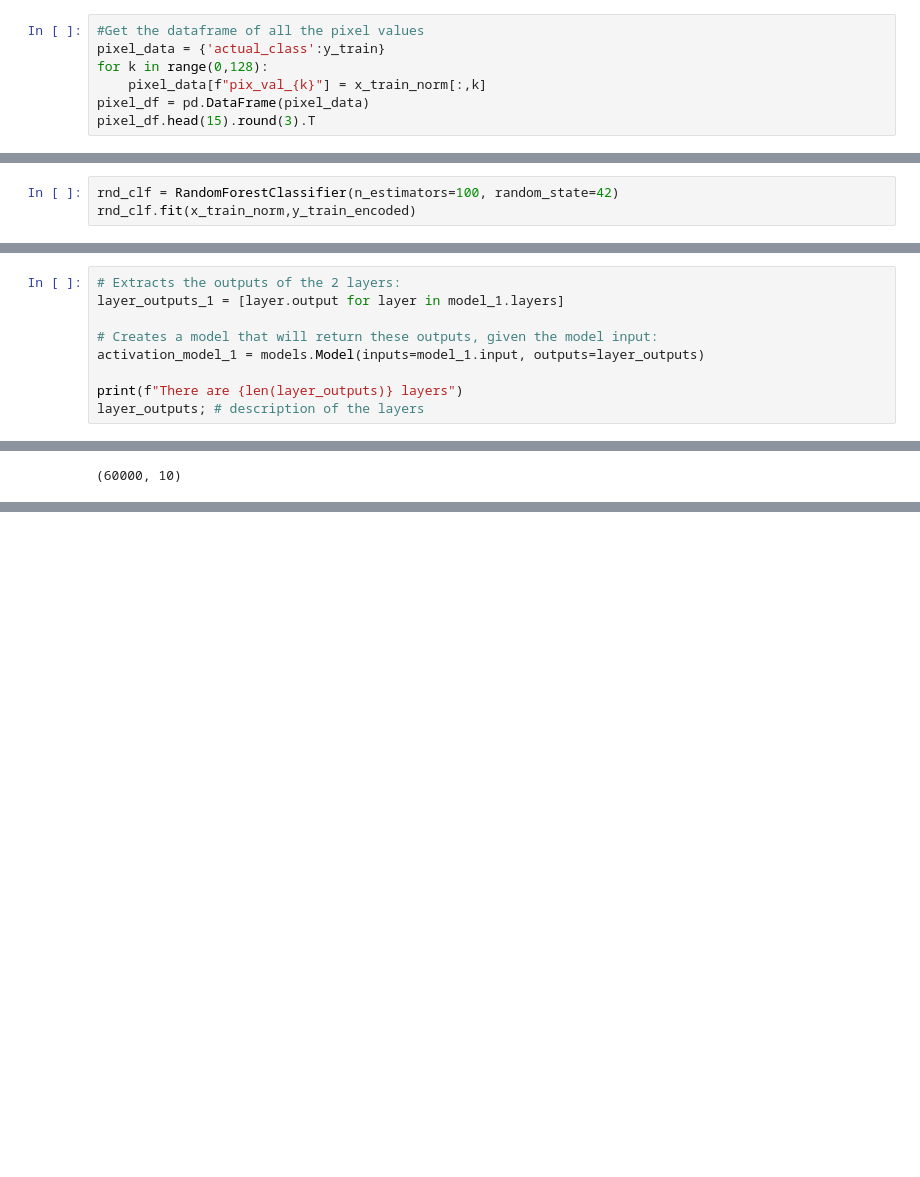
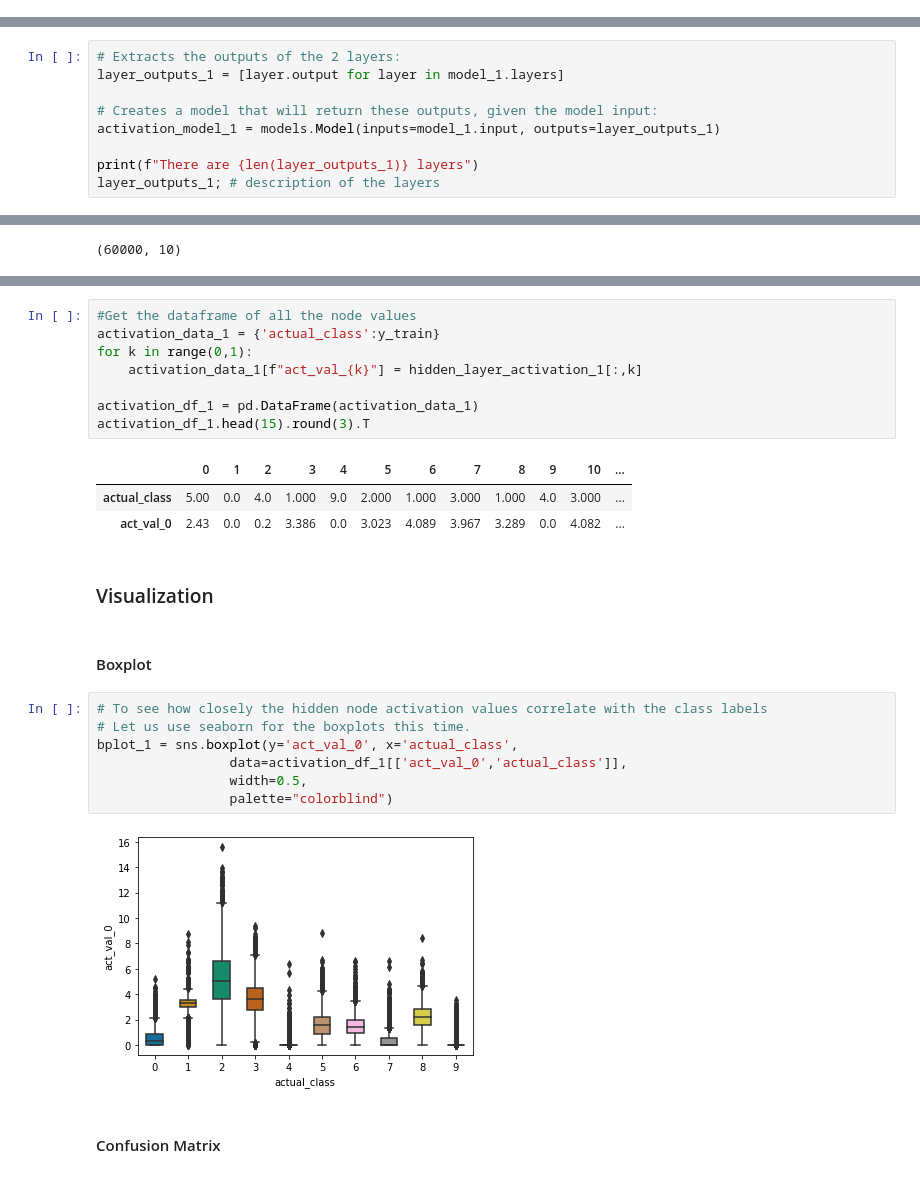
Before and after one commit to alawrence30/Deep-Learning, a Jupyter notebook: MSDS458_Assignment_01_v26_1.ipynb, the cells around one changed output, grey strips where cells are left out. Drawn from its saved outputs; the diff is of its cells as text; blank space fills up the shorter version.

```diff
--- a/MSDS458_Assignment_01_v26_1.ipynb
+++ b/MSDS458_Assignment_01_v26_1.ipynb
@@ -729,7 +368,0 @@ activation_df.groupby("actual_class")["act_val_0"].apply(lambda x: [round(min(x.
-# %%
-#Get the dataframe of all the pixel values
-pixel_data = {'actual_class':y_train}
-for k in range(0,128):
-    pixel_data[f"pix_val_{k}"] = x_train_norm[:,k]
-pixel_df = pd.DataFrame(pixel_data)
-pixel_df.head(15).round(3).T
@@ -1001,3 +368,0 @@ We create a Random Forest Classifier (with the default 100 trees) and use it to
-# %%
-rnd_clf = RandomForestClassifier(n_estimators=100, random_state=42)
-rnd_clf.fit(x_train_norm,y_train_encoded)
@@ -1126,10 +457,10 @@ Test acc: 0.367
 layer_outputs_1 = [layer.output for layer in model_1.layers]
 
 # Creates a model that will return these outputs, given the model input:
-activation_model_1 = models.Model(inputs=model_1.input, outputs=layer_outputs)
+activation_model_1 = models.Model(inputs=model_1.input, outputs=layer_outputs_1)
 
-print(f"There are {len(layer_outputs)} layers")
-layer_outputs; # description of the layers
+print(f"There are {len(layer_outputs_1)} layers")
+layer_outputs_1; # description of the layers
 # %% [output]
 There are 2 layers
 # %%
@@ -1162 +493,28 @@ The output for the first image are [0.102 0.002 0.076 0.231 0.13  0.192 0.013 0.
 The sum of the probabilities is (approximately) 1.0
+# %%
+#Get the dataframe of all the node values
+activation_data_1 = {'actual_class':y_train}
+for k in range(0,1):
+    activation_data_1[f"act_val_{k}"] = hidden_layer_activation_1[:,k]
+
+activation_df_1 = pd.DataFrame(activation_data_1)
+activation_df_1.head(15).round(3).T
+# %% [output]
+|  | 0 | 1 | 2 | 3 | 4 | 5 | 6 | 7 | 8 | 9 | 10 | ... |
+| actual_class | 5.00 | 0.0 | 4.0 | 1.000 | 9.0 | 2.000 | 1.000 | 3.000 | 1.000 | 4.0 | 3.000 | ... |
+| act_val_0 | 2.43 | 0.0 | 0.2 | 3.386 | 0.0 | 3.023 | 4.089 | 3.967 | 3.289 | 0.0 | 4.082 | ... |
+# %% [markdown]
+### Visualization
+# %% [markdown]
+#### Boxplot
+# %%
+# To see how closely the hidden node activation values correlate with the class labels
+# Let us use seaborn for the boxplots this time.
+bplot_1 = sns.boxplot(y='act_val_0', x='actual_class',
+                 data=activation_df_1[['act_val_0','actual_class']],
+                 width=0.5,
+                 palette="colorblind")
+# %% [output]
+[figure, added]
+# %% [markdown]
+#### Confusion Matrix
```
Also changed, not shown: parts of 218 cells of this notebook.
